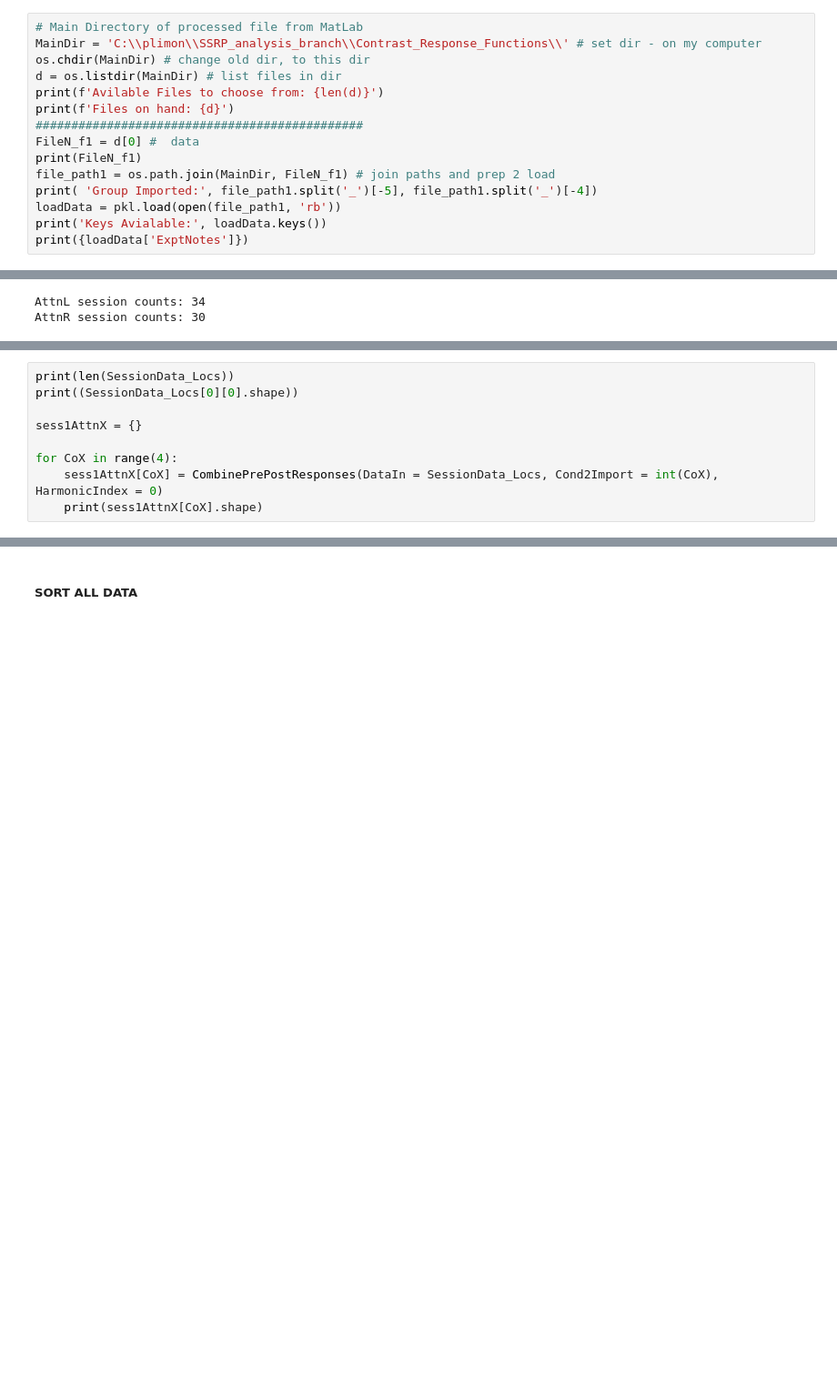
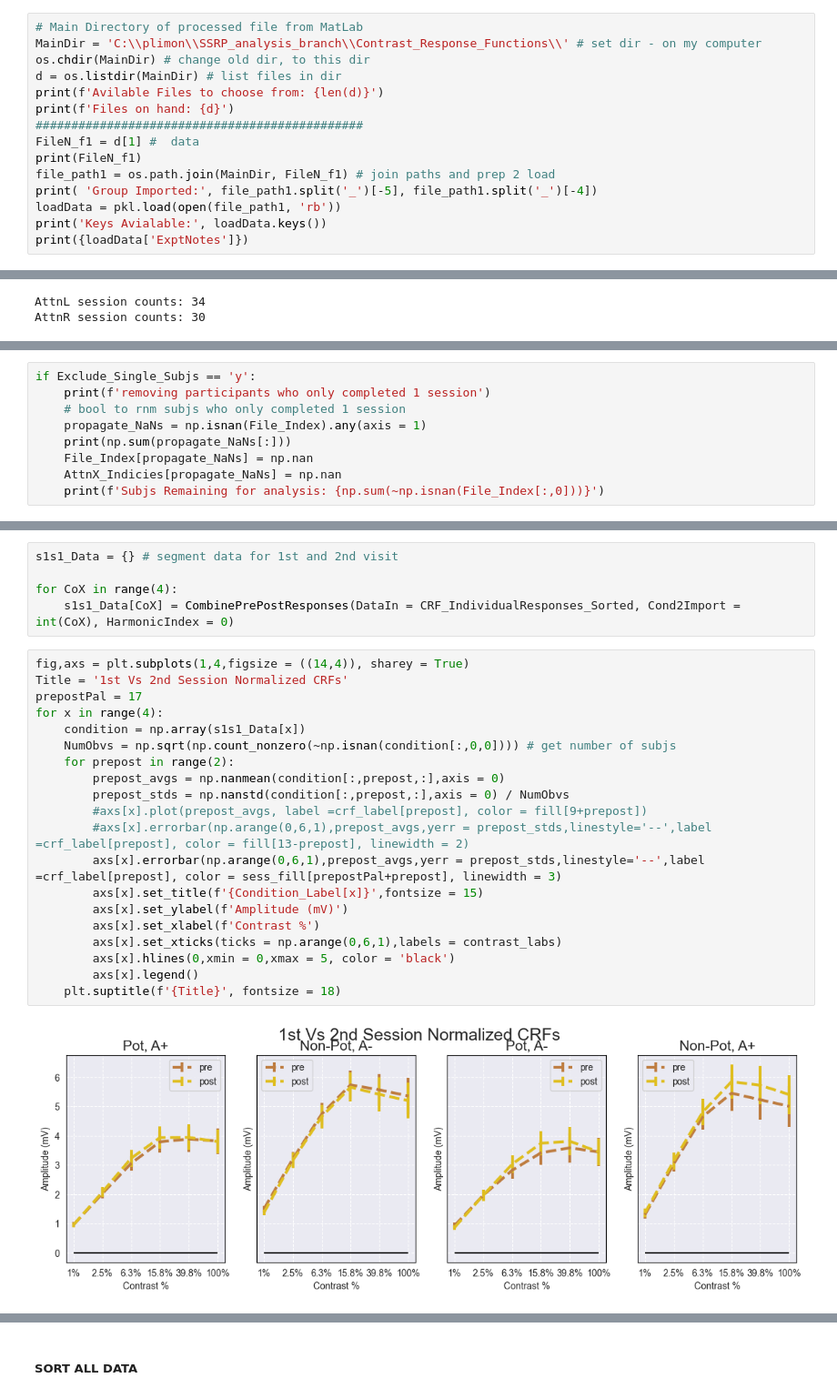
Before and after one commit to PatriciaNL/SSRP_Analysis, a Jupyter notebook: Pre_Post_Analysis_Segments.ipynb, the cells around one changed output, grey strips where cells are left out. Shown at 91% size. Cells and saved outputs as stored; diff of their text form; blank space fills up the shorter version.

```diff
--- a/Pre_Post_Analysis_Segments.ipynb
+++ b/Pre_Post_Analysis_Segments.ipynb
@@ -178,7 +216,7 @@ d = os.listdir(MainDir) # list files in dir
 print(f'Avilable Files to choose from: {len(d)}')
 print(f'Files on hand: {d}')
 ##############################################
-FileN_f1 = d[0] #  data
+FileN_f1 = d[1] #  data
 print(FileN_f1)
 file_path1 = os.path.join(MainDir, FileN_f1) # join paths and prep 2 load
 print( 'Group Imported:', file_path1.split('_')[-5], file_path1.split('_')[-4])
@@ -465,9 +439,0 @@ Attend Right session was first exposure to task
-# %%
-print(len(SessionData_Locs))
-print((SessionData_Locs[0][0].shape))
-
-sess1AttnX = {}
-
-for CoX in range(4):
-    sess1AttnX[CoX] = CombinePrePostResponses(DataIn = SessionData_Locs, Cond2Import = int(CoX), HarmonicIndex = 0)
-    print(sess1AttnX[CoX].shape)
@@ -507,0 +440,9 @@ for x in range(4):
+# %%
+if Exclude_Single_Subjs == 'y':
+    print(f'removing participants who only completed 1 session')
+    # bool to rnm subjs who only completed 1 session
+    propagate_NaNs = np.isnan(File_Index).any(axis = 1)
+    print(np.sum(propagate_NaNs[:]))
+    File_Index[propagate_NaNs] = np.nan
+    AttnX_Indicies[propagate_NaNs] = np.nan
+    print(f'Subjs Remaining for analysis: {np.sum(~np.isnan(File_Index[:,0]))}')
@@ -507,0 +485,27 @@ for x in range(4):
+# %%
+s1s1_Data = {} # segment data for 1st and 2nd visit
+
+for CoX in range(4):
+    s1s1_Data[CoX] = CombinePrePostResponses(DataIn = CRF_IndividualResponses_Sorted, Cond2Import = int(CoX), HarmonicIndex = 0)
+# %%
+fig,axs = plt.subplots(1,4,figsize = ((14,4)), sharey = True)
+Title = '1st Vs 2nd Session Normalized CRFs'
+prepostPal = 17
+for x in range(4):
+    condition = np.array(s1s1_Data[x])
+    NumObvs = np.sqrt(np.count_nonzero(~np.isnan(condition[:,0,0]))) # get number of subjs
+    for prepost in range(2):
+        prepost_avgs = np.nanmean(condition[:,prepost,:],axis = 0)
+        prepost_stds = np.nanstd(condition[:,prepost,:],axis = 0) / NumObvs
+        #axs[x].plot(prepost_avgs, label =crf_label[prepost], color = fill[9+prepost])
+        #axs[x].errorbar(np.arange(0,6,1),prepost_avgs,yerr = prepost_stds,linestyle='--',label =crf_label[prepost], color = fill[13-prepost], linewidth = 2)
+        axs[x].errorbar(np.arange(0,6,1),prepost_avgs,yerr = prepost_stds,linestyle='--',label =crf_label[prepost], color = sess_fill[prepostPal+prepost], linewidth = 3)
+        axs[x].set_title(f'{Condition_Label[x]}',fontsize = 15)
+        axs[x].set_ylabel(f'Amplitude (mV)')
+        axs[x].set_xlabel(f'Contrast %')
+        axs[x].set_xticks(ticks = np.arange(0,6,1),labels = contrast_labs)
+        axs[x].hlines(0,xmin = 0,xmax = 5, color = 'black')
+        axs[x].legend()
+    plt.suptitle(f'{Title}', fontsize = 18)
+# %% [output]
+[figure, added]
```
Also changed, not shown: parts of 91 cells of this notebook.
